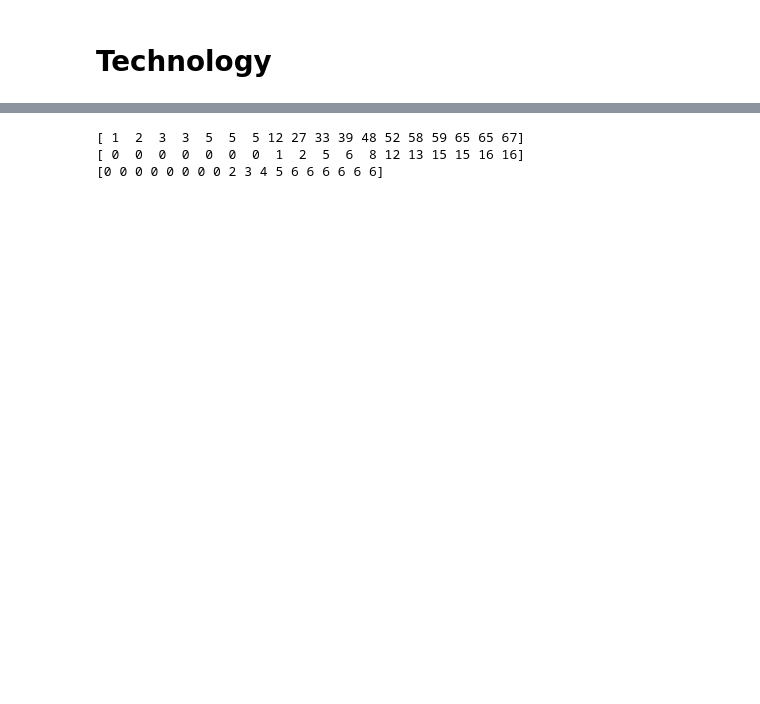
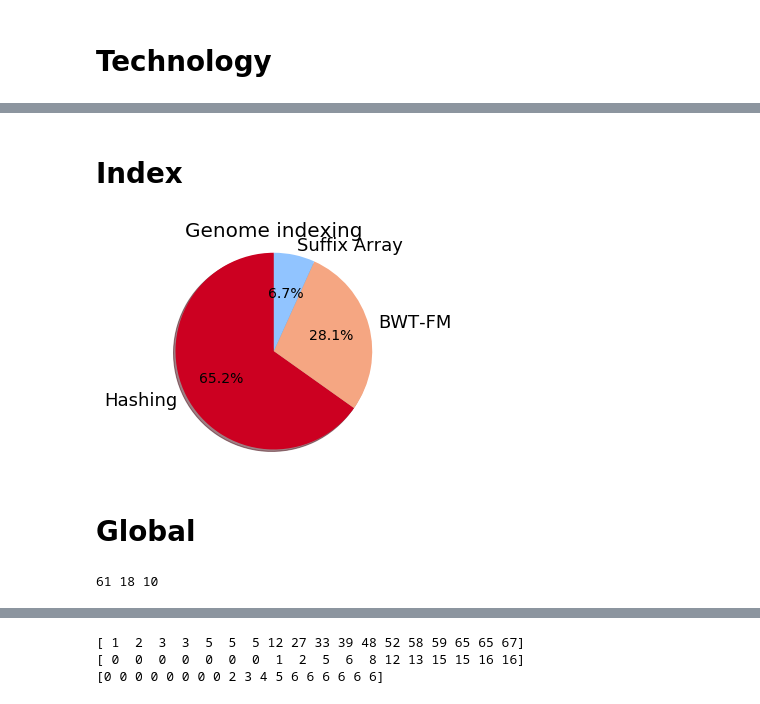
Before and after one commit to smangul1/read.aligment.review, a Jupyter notebook: figure1/figure1.ipynb, the cells around one changed output, grey strips where cells are left out. Cells and saved outputs as stored; diff of their text form; code cells hidden in the pictures; blank space fills up the shorter version.

```diff
--- a/figure1/figure1.ipynb
+++ b/figure1/figure1.ipynb
@@ -56,3 +54,43 @@ n_DNA=data[data.technology == 'DNA'].shape[0]
 n_RNA=data[data.technology == 'RNA-Seq'].shape[0]
 n_Bisulfite=data[data.technology == 'Bisulfite'].shape[0]
 n_other=n-n_DNA-n_RNA-n_Bisulfite
+# %% [markdown]
+# Index
+# %%
+n=data.shape[0]
+
+n_hashing=data.loc[data['index'] == 'hashing'].shape[0]
+n_FM=data.loc[data['index'] == 'BWT-FM'].shape[0]
+n_suffix=data.loc[data['index'] == 'suffix array'].shape[0]
+# %%
+import matplotlib as mpl
+import pylab as pl
+
+mpl.rcParams['font.size'] = 14
+labels = 'Hashing', 'BWT-FM', 'Suffix Array'
+sizes = [n_hashing, n_FM, n_suffix]
+values = [my_colors.red, my_colors.orange, my_colors.blue, 'grey']
+fig1, ax1 = pl.subplots()
+
+ax1.set_title("Genome indexing", fontsize=20)
+patches, texts, autotexts= ax1.pie(sizes, labels=labels, autopct='%1.1f%%',
+        shadow=True, startangle=90, colors = values)
+ax1.axis('equal')  # Equal aspect ratio ensures that pie is drawn as a circle.
+texts[0].set_fontsize(18)
+texts[1].set_fontsize(18)
+texts[2].set_fontsize(18)
+pl.savefig('Figure_1_panels/Index_pie.pdf')
+# %% [output]
+[figure, added]
+# %% [markdown]
+# Global
+# %%
+n=data.shape[0]
+
+n_seed=data.loc[data['global'] == 'seed'].shape[0]
+n_BS=data.loc[data['global'] == 'Backward Search'].shape[0]
+n_chain=data.loc[data['global'] == 'chain of seeds'].shape[0]
+
+print n_seed,n_BS,n_chain
+# %% [output]
+61 18 10
```
Also changed, not shown: parts of 22 cells of this notebook, 28 other files.
